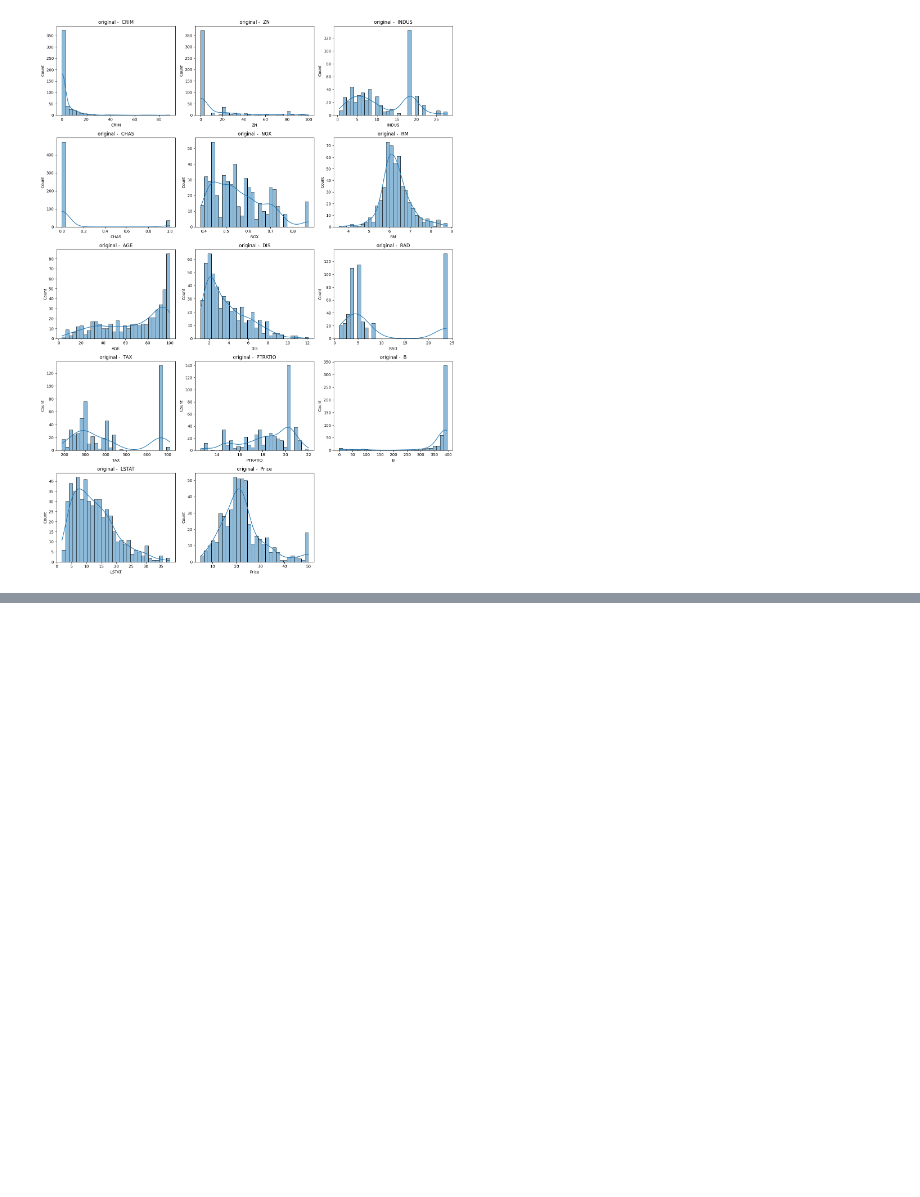
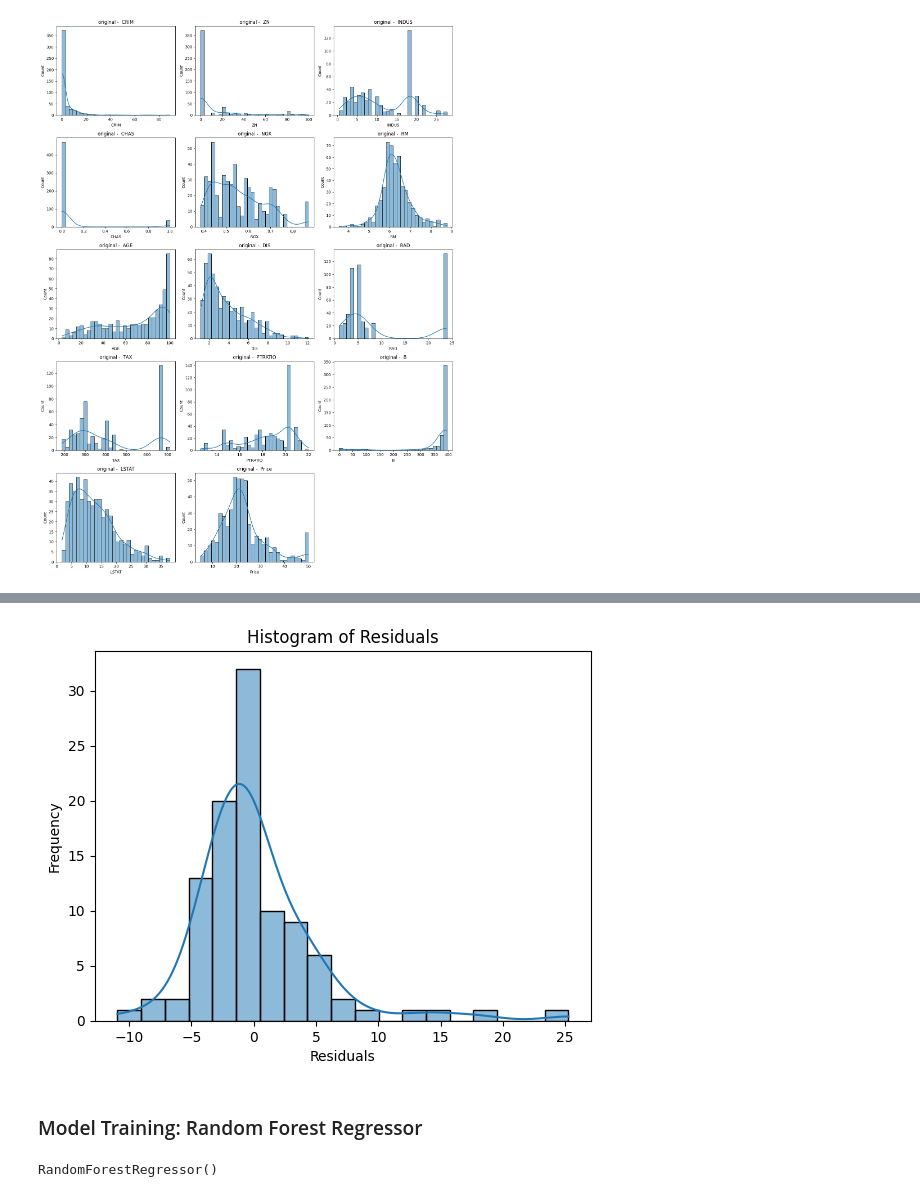
Before and after one commit to lephgvu/end-to-end-ml, a Jupyter notebook: notebook/linear_ml.ipynb, the cells around one changed output, grey strips where cells are left out. Saved outputs shown, nothing was run; the diff lists cells and outputs as text; code cells hidden in the pictures; blank space fills up the shorter version.

```diff
--- a/notebook/linear_ml.ipynb
+++ b/notebook/linear_ml.ipynb
@@ -155,0 +289,19 @@ plot_all_hist(df, title_prefix='original - ')
+# %%
+# Checking Normality of errors
+sns.histplot(y_test-y_pred, kde=True)
+plt.title("Histogram of Residuals")
+plt.xlabel("Residuals")
+plt.ylabel("Frequency")
+plt.show()
+# %% [output]
+[figure, added]
+# %% [markdown]
+### Model Training: Random Forest Regressor
+# %%
+# Import random forest regressor
+from sklearn.ensemble import RandomForestRegressor
+
+rf_reg = RandomForestRegressor()
+rf_reg.fit(X_train, y_train)
+# %% [output]
+RandomForestRegressor()
```
Also changed, not shown: parts of 37 cells of this notebook.
